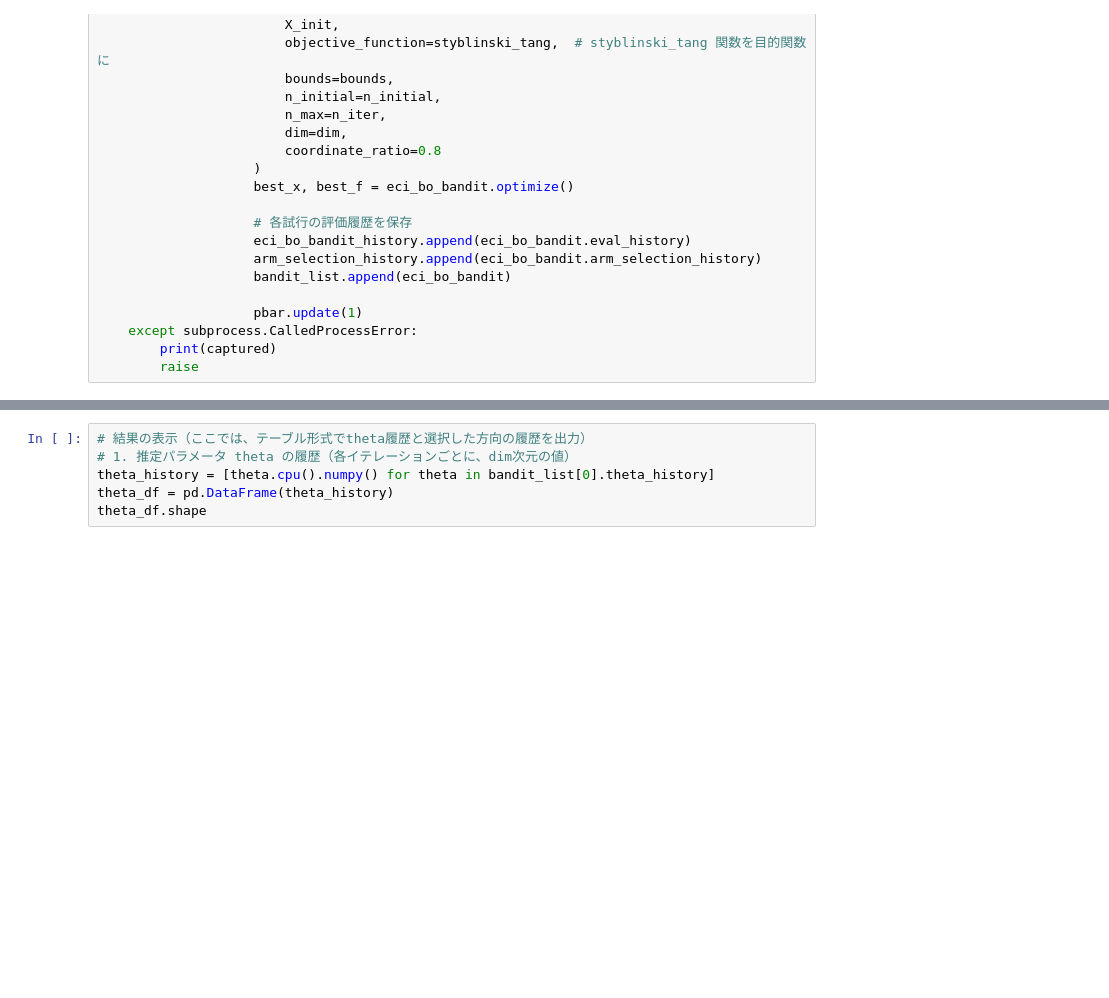
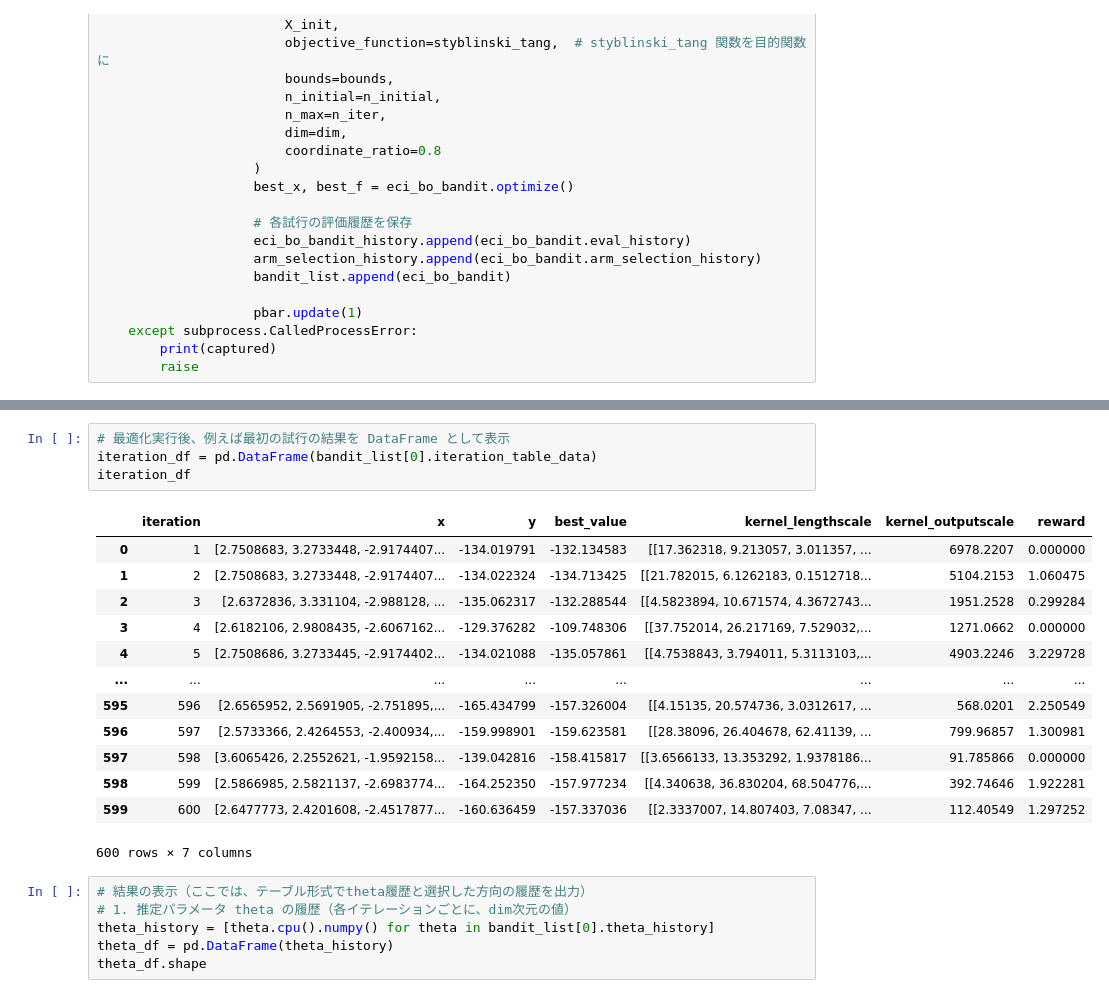
Before and after one commit to nomuyu00/baysian_optimization, a Jupyter notebook: highdim/100dim/Directional-ECI-BO Bandit.ipynb, the cells around one changed output, grey strips where cells are left out. Cells and saved outputs as stored; diff of their text form; blank space fills up the shorter version.

```diff
--- a/highdim/100dim/Directional-ECI-BO Bandit.ipynb
+++ b/highdim/100dim/Directional-ECI-BO Bandit.ipynb
@@ -370,4 +389,22 @@ selected_dir_df
 600 rows × 51 columns
+# %%
+# 最適化実行後、例えば最初の試行の結果を DataFrame として表示
+iteration_df = pd.DataFrame(bandit_list[0].iteration_table_data)
+iteration_df
+# %% [output]
+|  | iteration | x | y | best_value | kernel_lengthscale | kernel_outputscale | reward |
+| 0 | 1 | [2.7508683, 3.2733448, -2.9174407... | -134.019791 | -132.134583 | [[17.362318, 9.213057, 3.011357, ... | 6978.2207 | 0.000000 |
+| 1 | 2 | [2.7508683, 3.2733448, -2.9174407... | -134.022324 | -134.713425 | [[21.782015, 6.1262183, 0.1512718... | 5104.2153 | 1.060475 |
+| 2 | 3 | [2.6372836, 3.331104, -2.988128, ... | -135.062317 | -132.288544 | [[4.5823894, 10.671574, 4.3672743... | 1951.2528 | 0.299284 |
+| 3 | 4 | [2.6182106, 2.9808435, -2.6067162... | -129.376282 | -109.748306 | [[37.752014, 26.217169, 7.529032,... | 1271.0662 | 0.000000 |
+| 4 | 5 | [2.7508686, 3.2733445, -2.9174402... | -134.021088 | -135.057861 | [[4.7538843, 3.794011, 5.3113103,... | 4903.2246 | 3.229728 |
+| ... | ... | ... | ... | ... | ... | ... | ... |
+| 595 | 596 | [2.6565952, 2.5691905, -2.751895,... | -165.434799 | -157.326004 | [[4.15135, 20.574736, 3.0312617, ... | 568.0201 | 2.250549 |
+| 596 | 597 | [2.5733366, 2.4264553, -2.400934,... | -159.998901 | -159.623581 | [[28.38096, 26.404678, 62.41139, ... | 799.96857 | 1.300981 |
+| 597 | 598 | [3.6065426, 2.2552621, -1.9592158... | -139.042816 | -158.415817 | [[3.6566133, 13.353292, 1.9378186... | 91.785866 | 0.000000 |
+| 598 | 599 | [2.5866985, 2.5821137, -2.6983774... | -164.252350 | -157.977234 | [[4.340638, 36.830204, 68.504776,... | 392.74646 | 1.922281 |
+| 599 | 600 | [2.6477773, 2.4201608, -2.4517877... | -160.636459 | -157.337036 | [[2.3337007, 14.807403, 7.08347, ... | 112.40549 | 1.297252 |
+600 rows × 7 columns
 # %%
 # 結果の表示（ここでは、テーブル形式でtheta履歴と選択した方向の履歴を出力）
 # 1. 推定パラメータ theta の履歴（各イテレーションごとに、dim次元の値）
```
Also changed, not shown: parts of 5 cells of this notebook.
